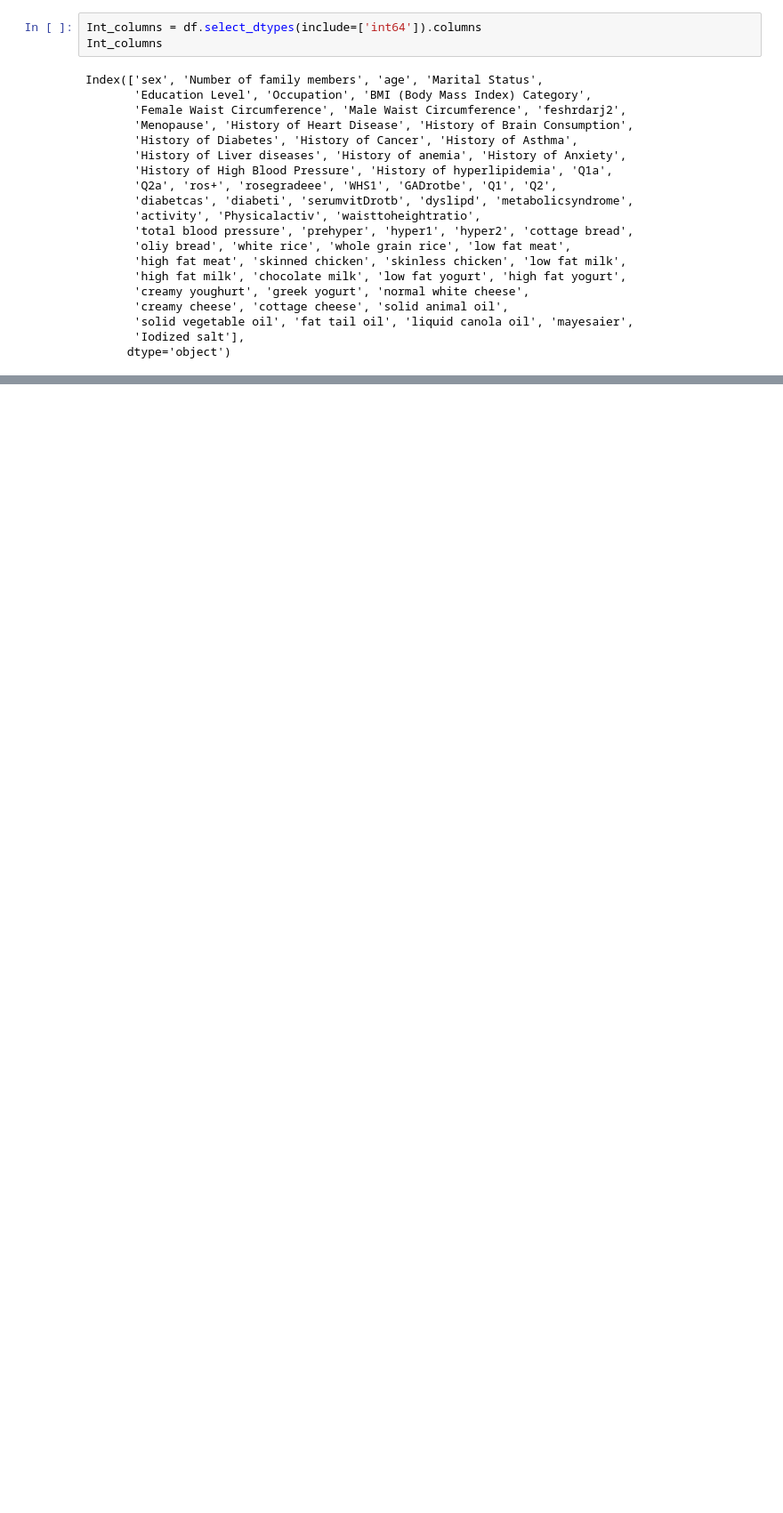
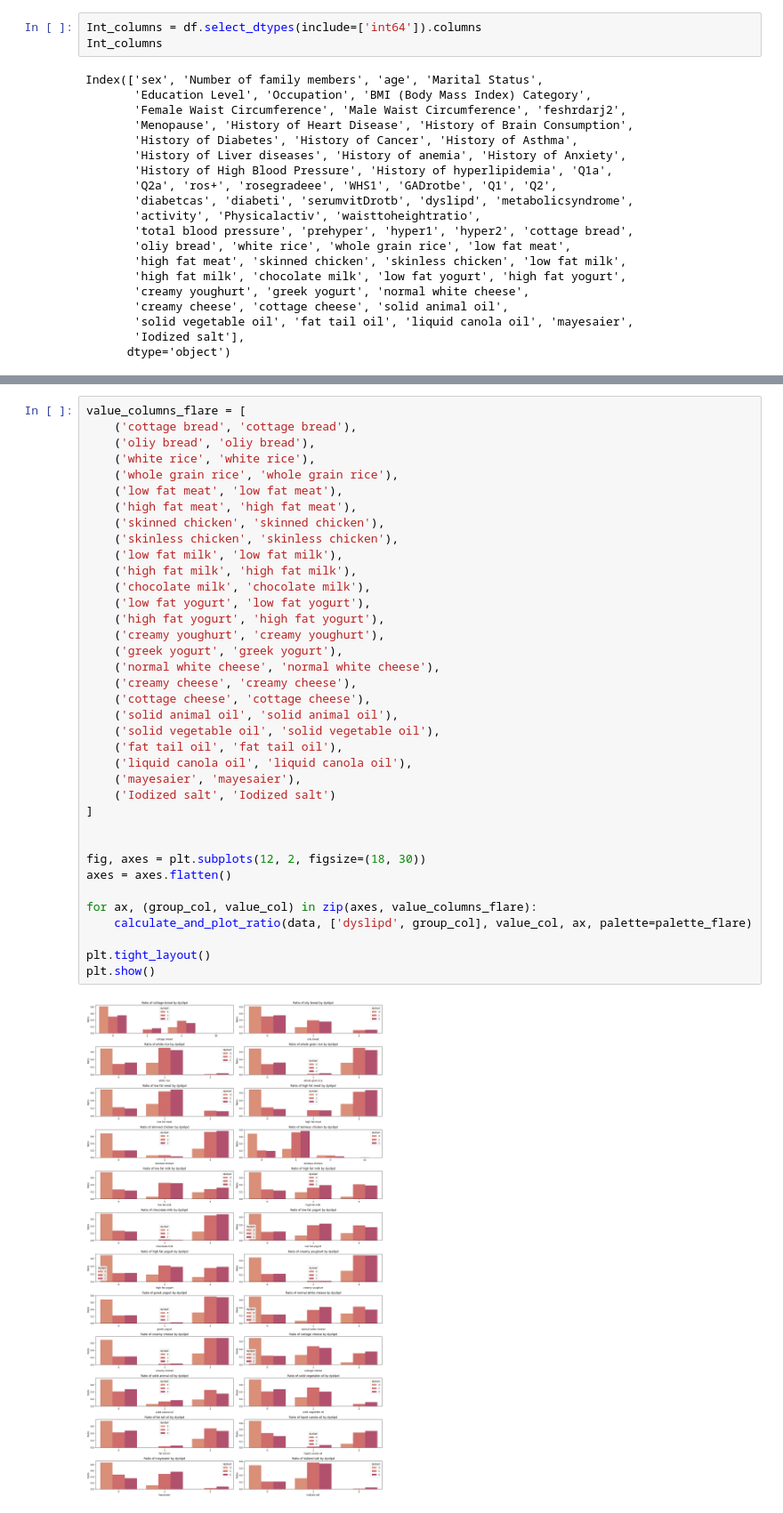
Before and after one commit to FaezehFarhan/Dyslipidemia, a Jupyter notebook: version1.ipynb, the cells around one changed output, grey strips where cells are left out. Shown at 89% size. Saved outputs shown, nothing was run; the diff lists cells and outputs as text; blank space fills up the shorter version.

```diff
--- a/version1.ipynb
+++ b/version1.ipynb
@@ -357,0 +398,39 @@ calculate_and_plot_ratio(data, ['dyslipd', 'Menopause'], 'Menopause')
+# %%
+value_columns_flare = [
+    ('cottage bread', 'cottage bread'),
+    ('oliy bread', 'oliy bread'),
+    ('white rice', 'white rice'),
+    ('whole grain rice', 'whole grain rice'),
+    ('low fat meat', 'low fat meat'),
+    ('high fat meat', 'high fat meat'),
+    ('skinned chicken', 'skinned chicken'),
+    ('skinless chicken', 'skinless chicken'),
+    ('low fat milk', 'low fat milk'),
+    ('high fat milk', 'high fat milk'),
+    ('chocolate milk', 'chocolate milk'),
+    ('low fat yogurt', 'low fat yogurt'),
+    ('high fat yogurt', 'high fat yogurt'),
+    ('creamy youghurt', 'creamy youghurt'),
+    ('greek yogurt', 'greek yogurt'),
+    ('normal white cheese', 'normal white cheese'),
+    ('creamy cheese', 'creamy cheese'),
+    ('cottage cheese', 'cottage cheese'),
+    ('solid animal oil', 'solid animal oil'),
+    ('solid vegetable oil', 'solid vegetable oil'),
+    ('fat tail oil', 'fat tail oil'),
+    ('liquid canola oil', 'liquid canola oil'),
+    ('mayesaier', 'mayesaier'),
+    ('Iodized salt', 'Iodized salt')
+]
+
+
+fig, axes = plt.subplots(12, 2, figsize=(18, 30))
+axes = axes.flatten()
+
+for ax, (group_col, value_col) in zip(axes, value_columns_flare):
+    calculate_and_plot_ratio(data, ['dyslipd', group_col], value_col, ax, palette=palette_flare)
+
+plt.tight_layout()
+plt.show()
+# %% [output]
+[figure, added]
```
Also changed, not shown: parts of 16 cells of this notebook.
